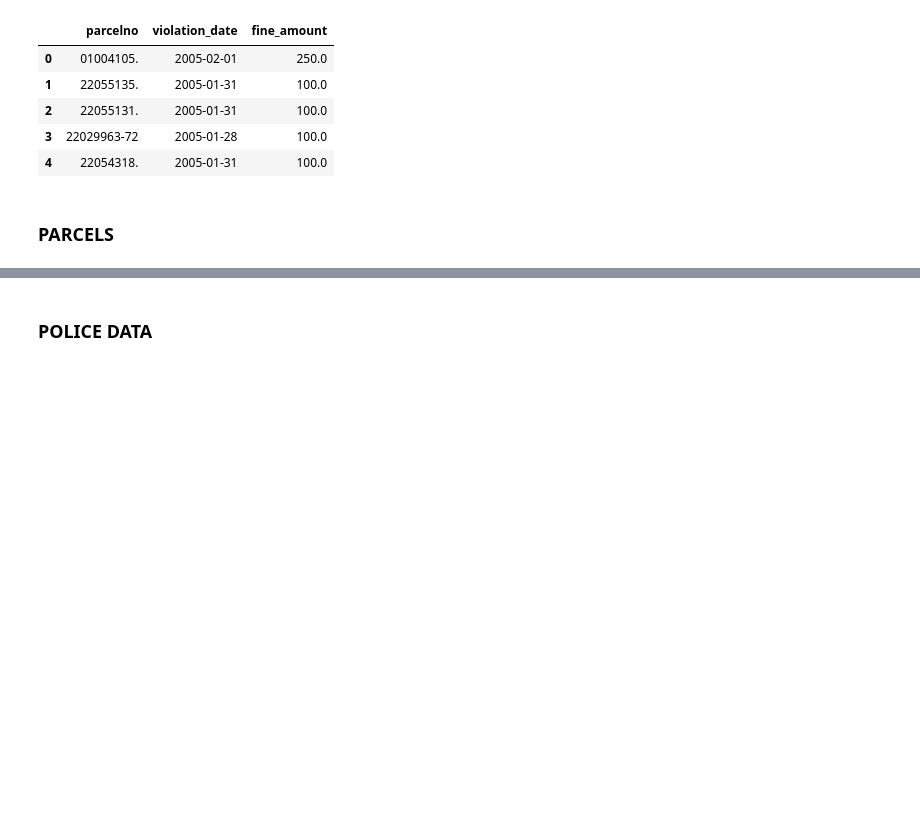
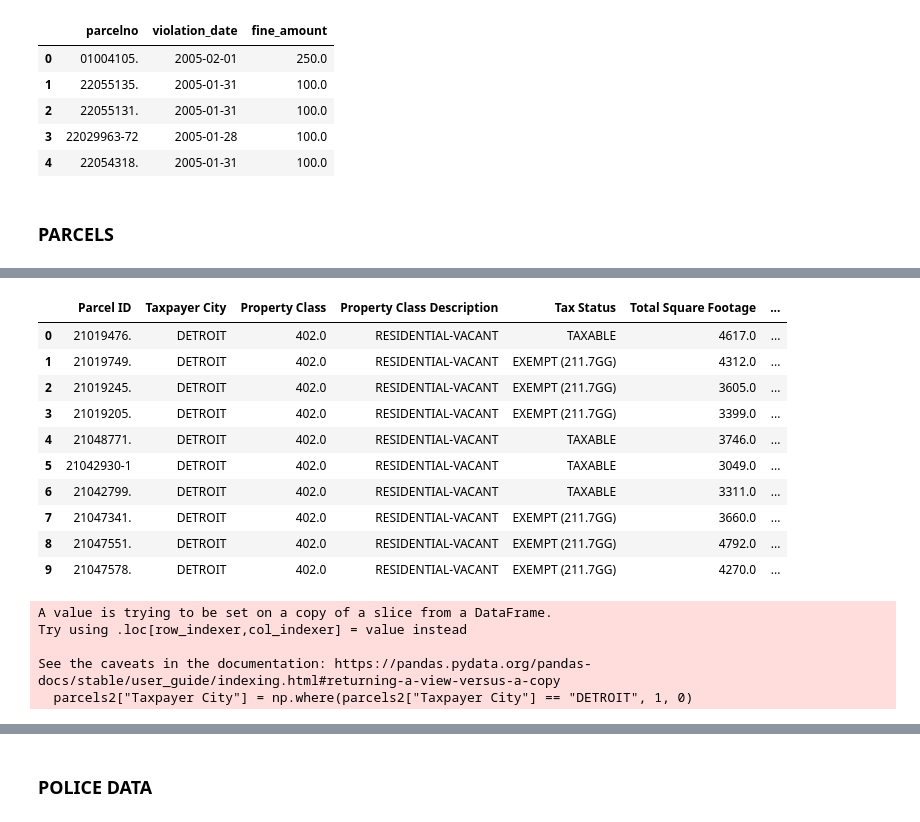
Before and after one commit to data-4700/city-of-detroit, a Jupyter notebook: detroit_housing.ipynb, the cells around one changed output, grey strips where cells are left out. Cells and saved outputs as stored; diff of their text form; code cells hidden in the pictures; blank space fills up the shorter version.

```diff
--- a/detroit_housing.ipynb
+++ b/detroit_housing.ipynb
@@ -135,4 +106,43 @@ parcels2.head(10)
+# %%
+parcels1 = parcels[["Parcel ID",
+                    "Taxpayer City",
+                    "Property Class",
+                    "Property Class Description",
+                    "Tax Status",
+                    "Total Square Footage",
+                    "Total Acreage",
+                    "Frontage",
+                    "Depth",
+                    "NEZ District",
+                    "Building Count",
+                    "Year Built",
+                    "Sale Price",
+                    "Sale Date",
+                    "Previous Assessed Value",
+                    "Previous Taxable Value",
+                    "Neighborhood"
+                    ]]
+parcels2 = parcels1[parcels1["Property Class"].isin([401,402])]
+parcels2.head(10)
+# %% [output]
+|  | Parcel ID | Taxpayer City | Property Class | Property Class Description | Tax Status | Total Square Footage | ... |
+| 0 | 21019476. | DETROIT | 402.0 | RESIDENTIAL-VACANT | TAXABLE | 4617.0 | ... |
+| 1 | 21019749. | DETROIT | 402.0 | RESIDENTIAL-VACANT | EXEMPT (211.7GG) | 4312.0 | ... |
+| 2 | 21019245. | DETROIT | 402.0 | RESIDENTIAL-VACANT | EXEMPT (211.7GG) | 3605.0 | ... |
+| 3 | 21019205. | DETROIT | 402.0 | RESIDENTIAL-VACANT | EXEMPT (211.7GG) | 3399.0 | ... |
+| 4 | 21048771. | DETROIT | 402.0 | RESIDENTIAL-VACANT | TAXABLE | 3746.0 | ... |
+| 5 | 21042930-1 | DETROIT | 402.0 | RESIDENTIAL-VACANT | TAXABLE | 3049.0 | ... |
+| 6 | 21042799. | DETROIT | 402.0 | RESIDENTIAL-VACANT | TAXABLE | 3311.0 | ... |
+| 7 | 21047341. | DETROIT | 402.0 | RESIDENTIAL-VACANT | EXEMPT (211.7GG) | 3660.0 | ... |
+| 8 | 21047551. | DETROIT | 402.0 | RESIDENTIAL-VACANT | EXEMPT (211.7GG) | 4792.0 | ... |
+| 9 | 21047578. | DETROIT | 402.0 | RESIDENTIAL-VACANT | EXEMPT (211.7GG) | 4270.0 | ... |
 # %%
-parcels2["taxpayer_city"] = np.where(parcels2["taxpayer_city"] == "DETROIT", 1, 0)
+parcels2["Taxpayer City"] = np.where(parcels2["Taxpayer City"] == "DETROIT", 1, 0)
+# %% [output]
+A value is trying to be set on a copy of a slice from a DataFrame.
+Try using .loc[row_indexer,col_indexer] = value instead
+
+See the caveats in the documentation: https://pandas.pydata.org/pandas-docs/stable/user_guide/indexing.html#returning-a-view-versus-a-copy
+  parcels2["Taxpayer City"] = np.where(parcels2["Taxpayer City"] == "DETROIT", 1, 0)
 # %%
 parcels2.head(10)
```
Also changed, not shown: parts of 19 cells of this notebook.
